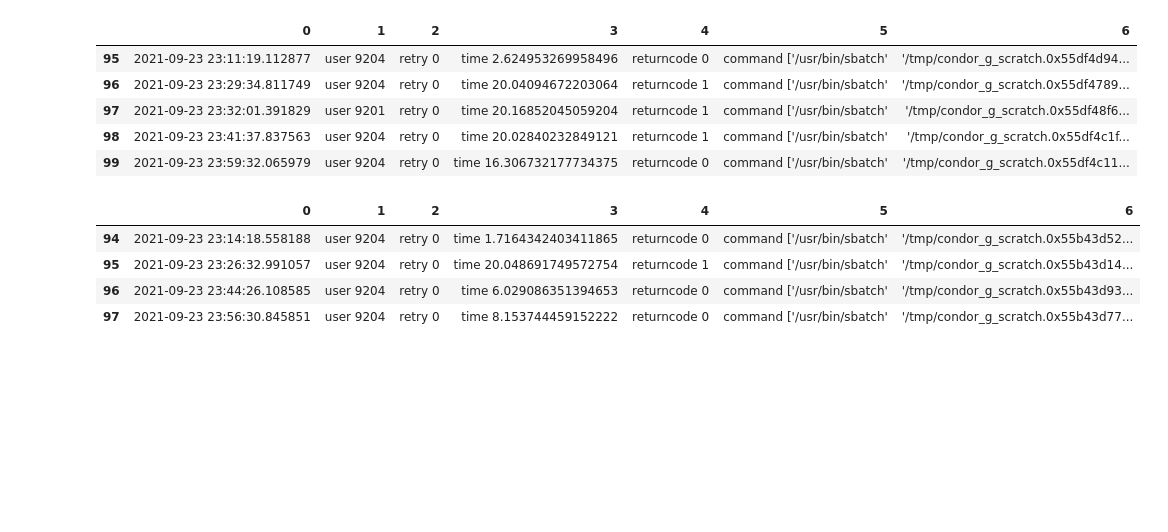
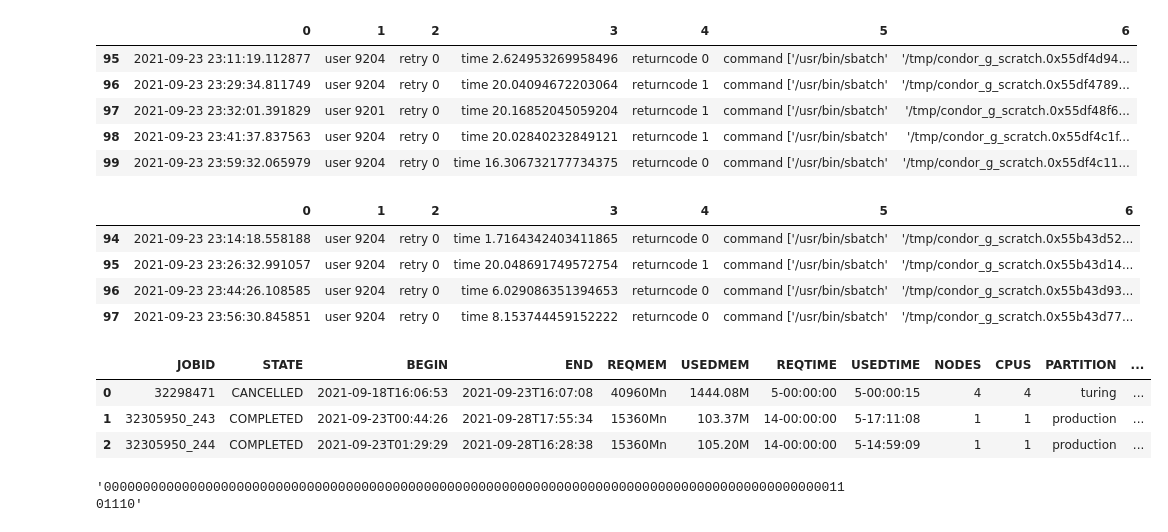
Before and after one commit to VahidehRasekhi/accre-sour_patch, a Jupyter notebook: notebooks/working2.ipynb, the cells around one changed output. Cells and saved outputs as stored; diff of their text form; code cells hidden in the pictures; blank space fills up the shorter version.

Commit message:
working on aligning dataframes

```diff
--- a/notebooks/working2.ipynb
+++ b/notebooks/working2.ipynb
@@ -109,0 +52,7 @@ ce6_923_df[ce6_923_df['0'].str.match(r'2021-09-23 23')]
+# %%
+fs_923_df.head(3)
+# %% [output]
+|  | JOBID | STATE | BEGIN | END | REQMEM | USEDMEM | REQTIME | USEDTIME | NODES | CPUS | PARTITION | ... |
+| 0 | 32298471 | CANCELLED | 2021-09-18T16:06:53 | 2021-09-23T16:07:08 | 40960Mn | 1444.08M | 5-00:00:00 | 5-00:00:15 | 4 | 4 | turing | ... |
+| 1 | 32305950_243 | COMPLETED | 2021-09-23T00:44:26 | 2021-09-28T17:55:34 | 15360Mn | 103.37M | 14-00:00:00 | 5-17:11:08 | 1 | 1 | production | ... |
+| 2 | 32305950_244 | COMPLETED | 2021-09-23T01:29:29 | 2021-09-28T16:28:38 | 15360Mn | 105.20M | 14-00:00:00 | 5-14:59:09 | 1 | 1 | production | ... |
@@ -109,0 +85,4 @@ ce6_923_df[ce6_923_df['0'].str.match(r'2021-09-23 23')]
+# %%
+ce5_923_df['returncode'].sum()
+# %% [output]
+'0000000000000000000000000000000000000000000000000000000000000000000000000000000000000000000001101110'
```
Also changed, not shown: parts of 17 cells of this notebook, 1 other file.
